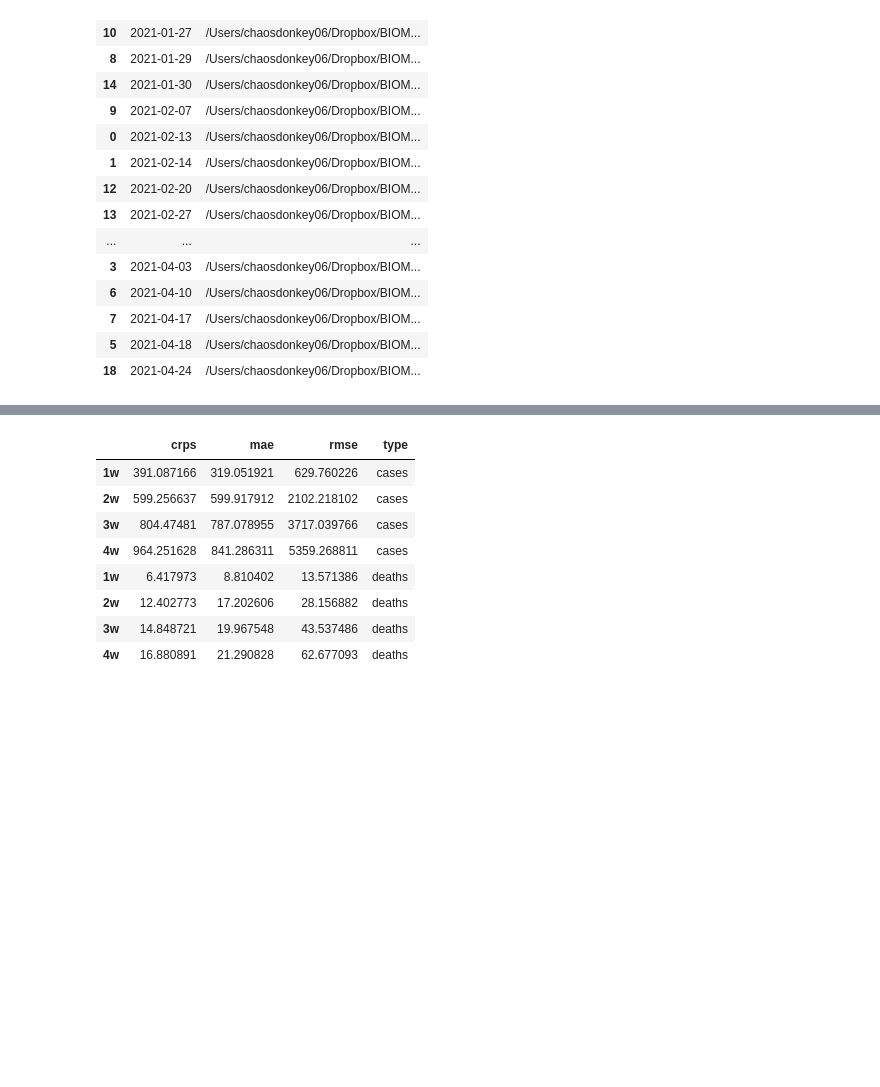
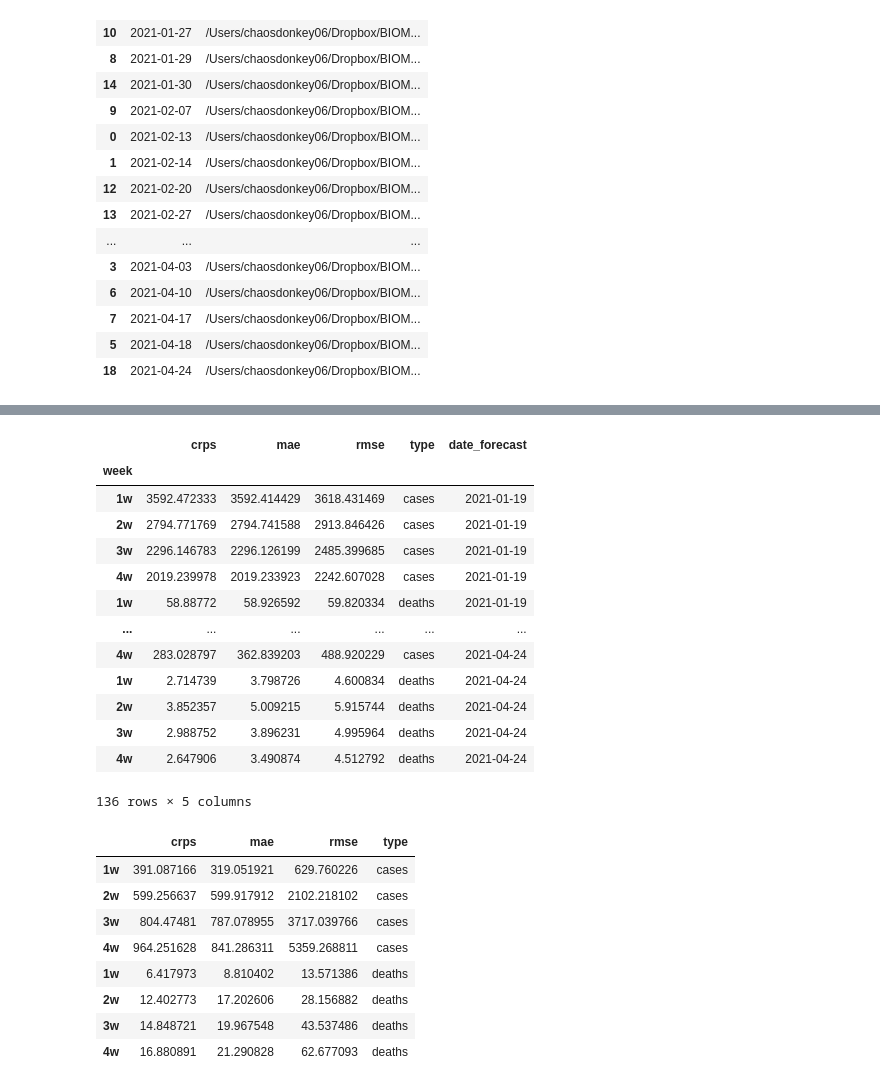
Before and after one commit to biomac-lab/covid19_forecast, a Jupyter notebook: eval_forecast.ipynb, the cells around one changed output, grey strips where cells are left out. Cells and saved outputs as stored; diff of their text form; code cells hidden in the pictures; blank space fills up the shorter version.

```diff
--- a/eval_forecast.ipynb
+++ b/eval_forecast.ipynb
@@ -174,3 +205,24 @@ FileNotFoundError: [Errno 2] No such file or directory: '/Users/chaosdonkey06/Dr
+# %%
+df_stats_resume
+
+weekdict = {'1w':6, '2w': 13, '3w': 20, '4w': 26}
+for kw in weekdict.keys():
+    df_stats_week = df_stats_resume.loc[kw]
+# %% [output]
+|  | crps | mae | rmse | type | date_forecast |
+| week |  |  |  |  |  |
+| 1w | 3592.472333 | 3592.414429 | 3618.431469 | cases | 2021-01-19 |
+| 2w | 2794.771769 | 2794.741588 | 2913.846426 | cases | 2021-01-19 |
+| 3w | 2296.146783 | 2296.126199 | 2485.399685 | cases | 2021-01-19 |
+| 4w | 2019.239978 | 2019.233923 | 2242.607028 | cases | 2021-01-19 |
+| 1w | 58.88772 | 58.926592 | 59.820334 | deaths | 2021-01-19 |
+| ... | ... | ... | ... | ... | ... |
+| 4w | 283.028797 | 362.839203 | 488.920229 | cases | 2021-04-24 |
+| 1w | 2.714739 | 3.798726 | 4.600834 | deaths | 2021-04-24 |
+| 2w | 3.852357 | 5.009215 | 5.915744 | deaths | 2021-04-24 |
+| 3w | 2.988752 | 3.896231 | 4.995964 | deaths | 2021-04-24 |
+| 4w | 2.647906 | 3.490874 | 4.512792 | deaths | 2021-04-24 |
+136 rows × 5 columns
 # %%
 df_stats_ = pd.concat(df_stats_all)
 # %% [output]
```
Also changed, not shown: parts of 5 cells of this notebook.
